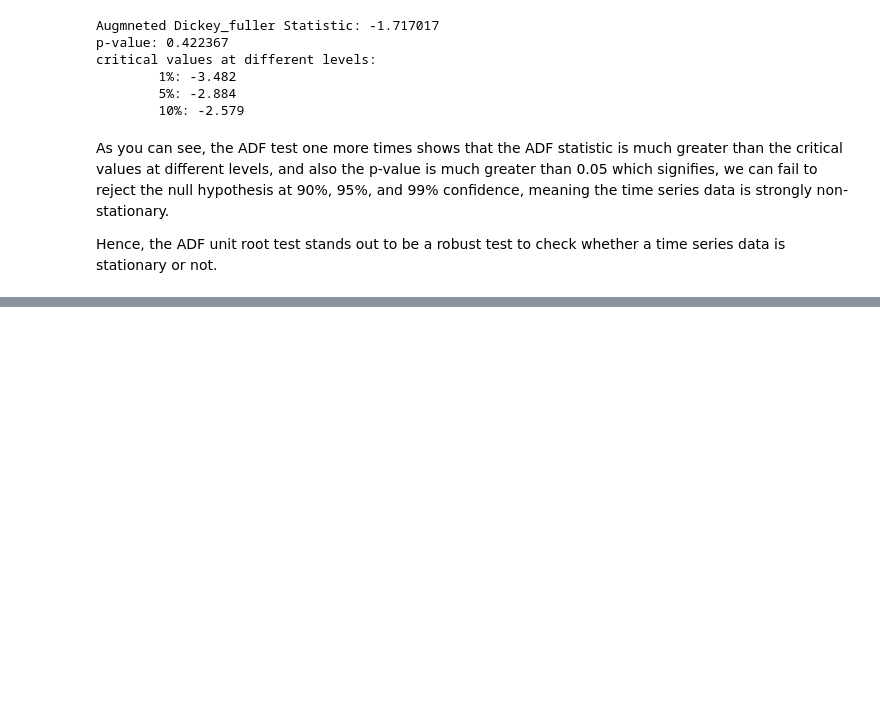
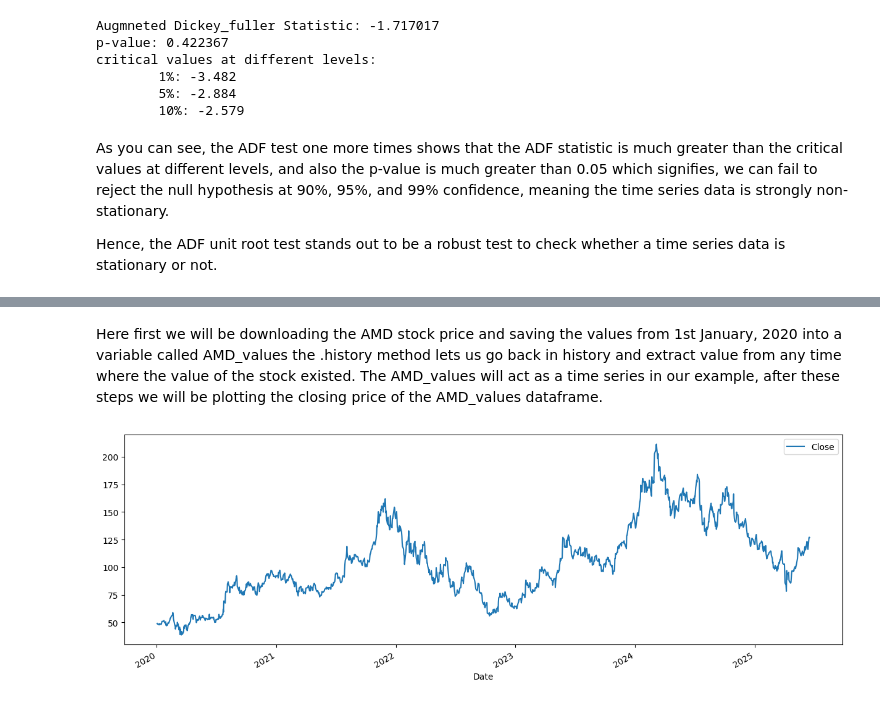
Before and after one commit to ketanp23/scsd-ddm-class, a Jupyter notebook: TimeSeries_PreprocessingData.ipynb, the cells around one changed output, grey strips where cells are left out. Drawn from its saved outputs; the diff is of its cells as text; code cells hidden in the pictures; blank space fills up the shorter version.

```diff
--- a/TimeSeries_PreprocessingData.ipynb
+++ b/TimeSeries_PreprocessingData.ipynb
@@ -259,0 +359,24 @@ Hence, the ADF unit root test stands out to be a robust test to check whether a
+# %%
+import pandas as pd
+import numpy as np
+import matplotlib.pyplot as plt
+from statsmodels.graphics.tsaplots import plot_acf, plot_pacf
+from statsmodels.tsa.arima.model import ARIMA
+
+import yfinance as yf
+import warnings
+warnings.filterwarnings("ignore")
+
+plt.rcParams['figure.figsize'] = 15, 5
+# %% [markdown]
+Here first we will be downloading the AMD stock price and saving the values from 1st January, 2020 into a variable called AMD_values the .history method lets us go back in history and extract value from any time where the value of the stock existed. The AMD_values will act as a time series in our example, after these steps we will be plotting the closing price of the AMD_values dataframe.
+# %%
+AMD = yf.Ticker("AMD")
+
+# getting the historical market data
+AMD_values = AMD.history(start="2020-01-01")
+
+# Plotting the close price of AMD
+AMD_values[['Close']].plot();
+# %% [output]
+[figure, added]
```
Also changed, not shown: parts of 26 cells of this notebook.
